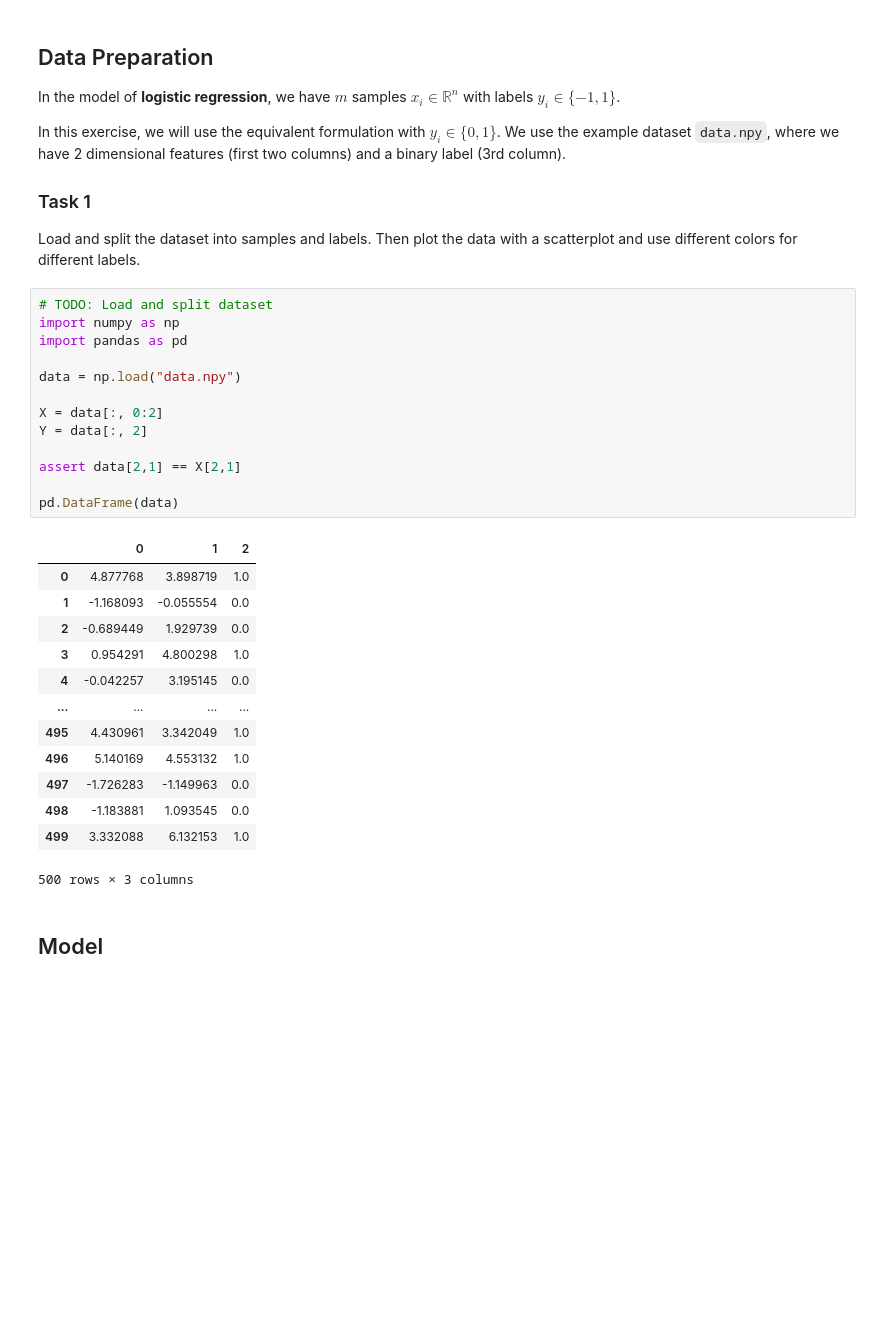
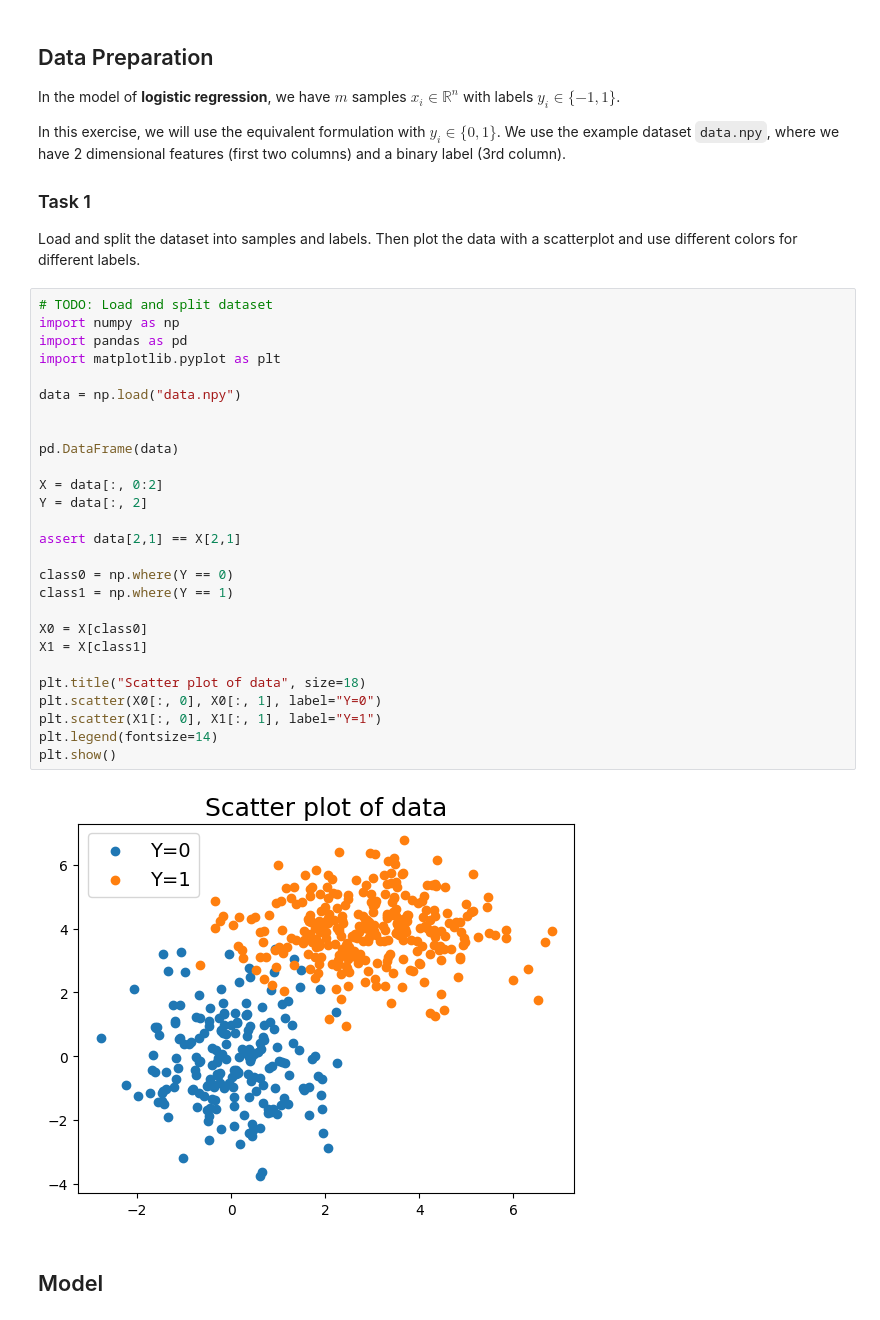
Before and after one commit to HerrMotz/AGDML-Lab, a Jupyter notebook: 03_Logistic_Regression/03_Logistic_Regression.ipynb, the cells around one changed output. Cells and saved outputs as stored; diff of their text form; blank space fills up the shorter version.

```diff
--- a/03_Logistic_Regression/03_Logistic_Regression.ipynb
+++ b/03_Logistic_Regression/03_Logistic_Regression.ipynb
@@ -42,30 +42,32 @@ Load and split the dataset into samples and labels. Then plot the data with a sc
 # %%
 # TODO: Load and split dataset
 import numpy as np
 import pandas as pd
+import matplotlib.pyplot as plt
 
 data = np.load("data.npy")
+
+
+pd.DataFrame(data)
 
 X = data[:, 0:2]
 Y = data[:, 2]
 
 assert data[2,1] == X[2,1]
 
-pd.DataFrame(data)
+class0 = np.where(Y == 0)
+class1 = np.where(Y == 1)
+
+X0 = X[class0]
+X1 = X[class1]
+
+plt.title("Scatter plot of data", size=18)
+plt.scatter(X0[:, 0], X0[:, 1], label="Y=0")
+plt.scatter(X1[:, 0], X1[:, 1], label="Y=1")
+plt.legend(fontsize=14)
+plt.show()
 # %% [output]
-|  | 0 | 1 | 2 |
-| 0 | 4.877768 | 3.898719 | 1.0 |
-| 1 | -1.168093 | -0.055554 | 0.0 |
-| 2 | -0.689449 | 1.929739 | 0.0 |
-| 3 | 0.954291 | 4.800298 | 1.0 |
-| 4 | -0.042257 | 3.195145 | 0.0 |
-| ... | ... | ... | ... |
-| 495 | 4.430961 | 3.342049 | 1.0 |
-| 496 | 5.140169 | 4.553132 | 1.0 |
-| 497 | -1.726283 | -1.149963 | 0.0 |
-| 498 | -1.183881 | 1.093545 | 0.0 |
-| 499 | 3.332088 | 6.132153 | 1.0 |
-500 rows × 3 columns
+[figure, added]
 # %% [markdown]
 ## Model
 # %% [markdown]
```
Also changed, not shown: parts of 4 cells of this notebook.
